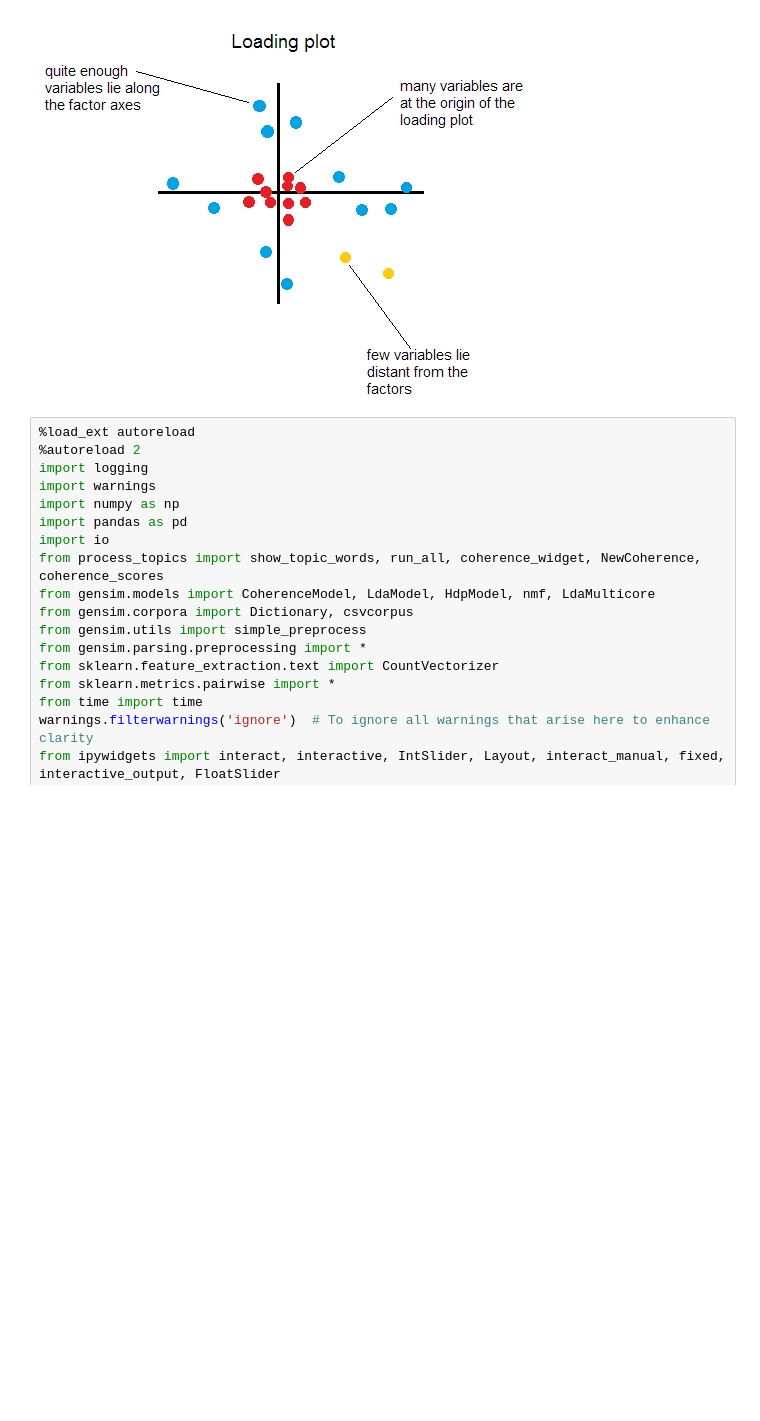
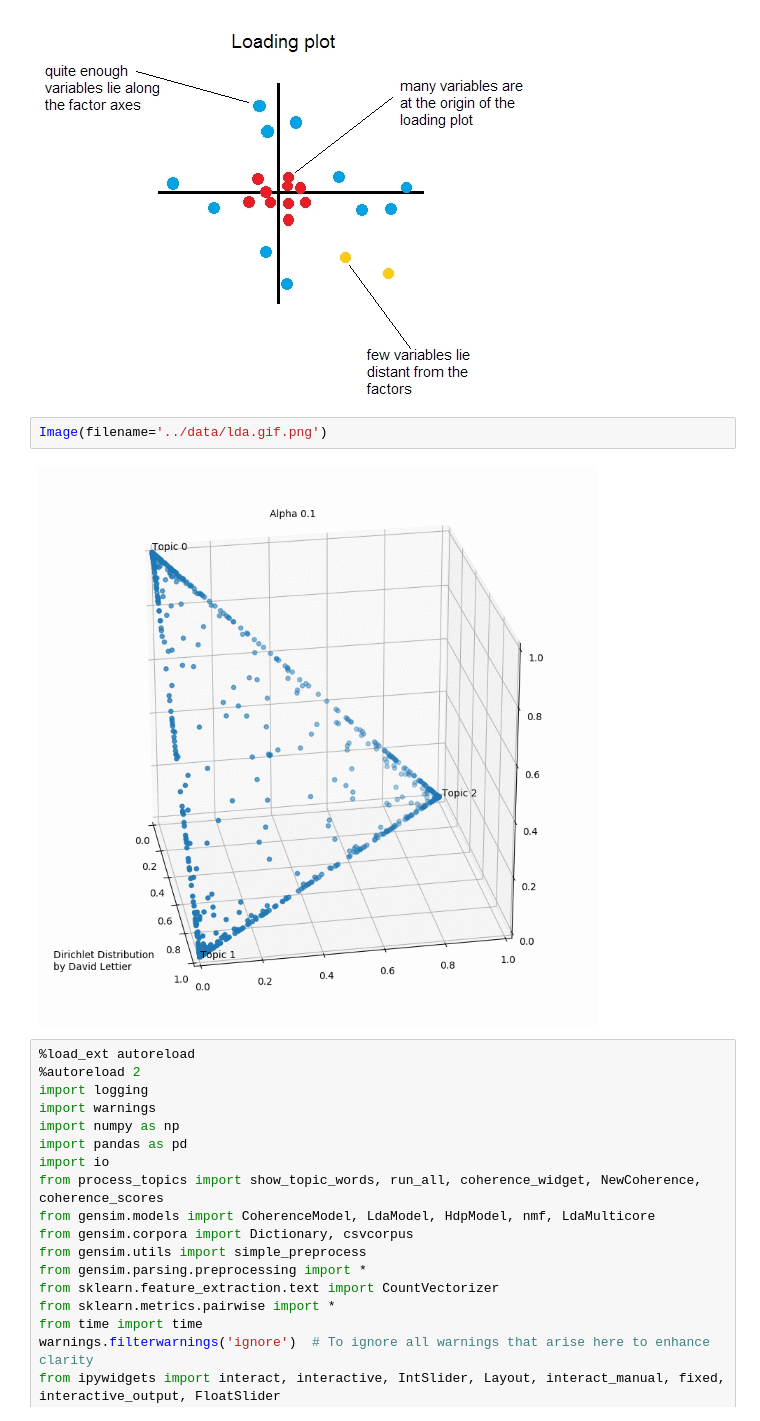
Before and after one commit to timpowellgit/topic_model, a Jupyter notebook: src/topic_models/coherence_pres.ipynb, the cells around one changed output. Saved outputs shown, nothing was run; the diff lists cells and outputs as text; blank space fills up the shorter version.

```diff
--- a/src/topic_models/coherence_pres.ipynb
+++ b/src/topic_models/coherence_pres.ipynb
@@ -64,6 +101,10 @@ The ideal simple structure is such that:
 Image(filename='../data/JGplo.jpg')
 # %% [output]
 [figure]
+# %%
+Image(filename='../data/lda.gif.png')
+# %% [output]
+[figure, added]
 # %%
 %load_ext autoreload
 %autoreload 2
```
Also changed, not shown: parts of 5 cells of this notebook, 1 other file.
